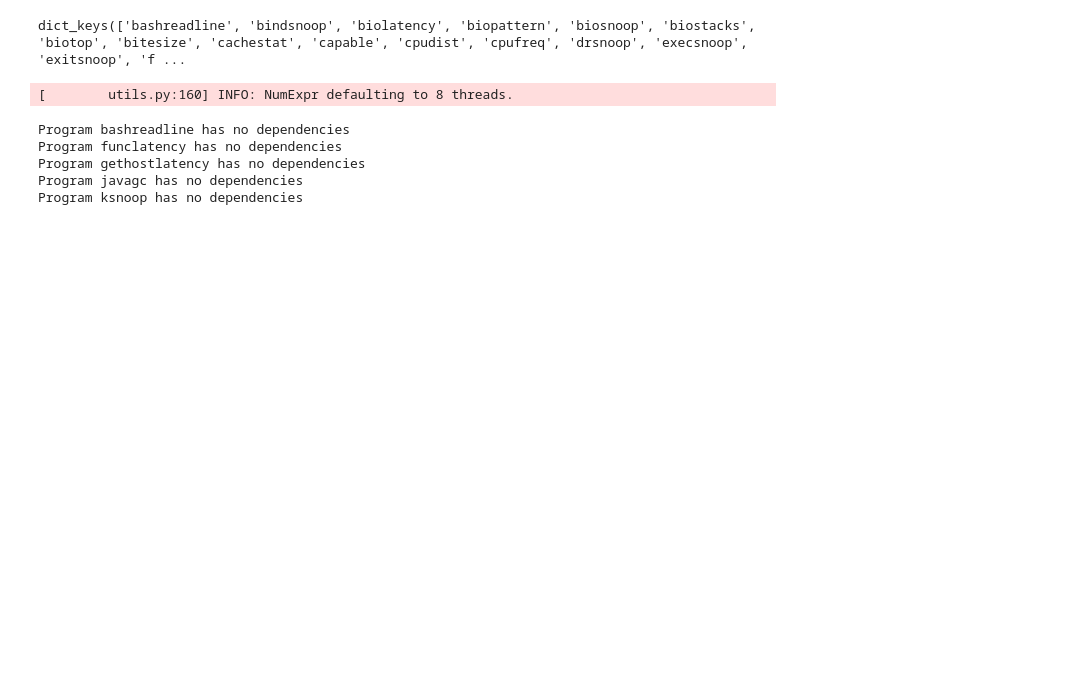
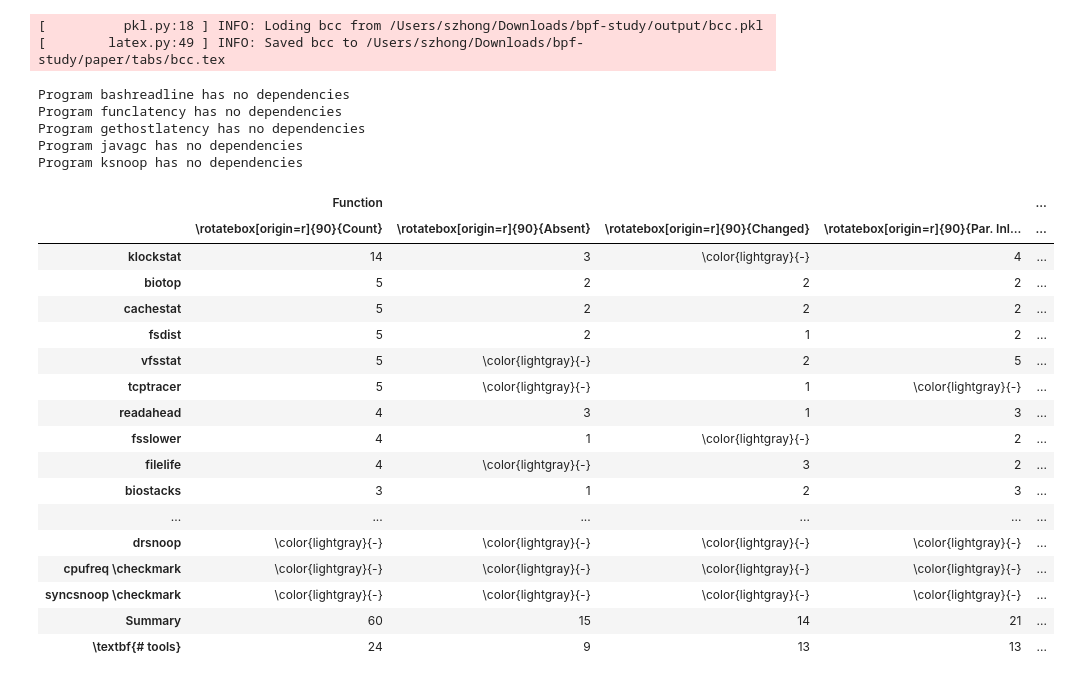
Before and after one commit to ShawnZhong/DepSurf, a Jupyter notebook: 51_bcc_table.ipynb, the cells around one changed output. Saved outputs shown, nothing was run; the diff lists cells and outputs as text; code cells hidden in the pictures; blank space fills up the shorter version.

```diff
--- a/51_bcc_table.ipynb
+++ b/51_bcc_table.ipynb
@@ -1,18 +1,3 @@
 # %%
 %reload_ext autoreload
 %autoreload 2
-# %%
-from depsurf import Dep, DepReport
-from utils import OUTPUT_PATH, load_pkl
-from typing import Dict
-import pickle
-
-
-# with open(OUTPUT_PATH / "bcc.pkl", "rb") as f:
-#     data: Dict[str, Dict[Dep, DepReport]] = pickle.load(f)
-
-# data.keys()
-
-data: Dict[str, Dict[Dep, DepReport]] = load_pkl("bcc")
-# %% [output]
-dict_keys(['bashreadline', 'bindsnoop', 'biolatency', 'biopattern', 'biosnoop', 'biostacks', 'biotop', 'bitesize', 'cachestat', 'capable', 'cpudist', 'cpufreq', 'drsnoop', 'execsnoop', 'exitsnoop', 'f ...
@@ -23,7 +4,16 @@ data["Summary"] = {
 # %%
-from depsurf import IssueEnum, DepKind
 from collections import defaultdict
+from typing import Dict
+
 import pandas as pd
+
+from depsurf import Dep, DepKind, DepReport, IssueEnum
+from utils import load_pkl, save_latex, rotate
+
+data: Dict[str, Dict[Dep, DepReport]] = load_pkl("bcc")
+data["Summary"] = {
+    dep: report for deps in data.values() for dep, report in deps.items()
+}
 
 results = {}
 
@@ -89,42 +79,60 @@ def rename_cols(col):
         key = {
             (DepKind.STRUCT, KEY_NUMBER): "Count S",
             (DepKind.FIELD, KEY_NUMBER): "Count F",
             (DepKind.STRUCT, IssueEnum.ABSENT): "Absent S",
             (DepKind.FIELD, IssueEnum.ABSENT): "Absent F",
             (DepKind.FIELD, IssueEnum.CHANGE): "Changed F",
         }[col]
         kind = "Struct / Field"
     if kind == DepKind.TRACEPOINT:
         kind = "Tracept"
     if kind == DepKind.SYSCALL:
         kind = "Syscall"
     return (kind, key)
 
 
 df.columns = df.columns.map(rename_cols)
 df = df.sort_values(by=df.columns.tolist(), ascending=False)
 df_non_summary = df.loc[df.index != "Summary"]
 df = pd.concat([df_non_summary, df.loc[["Summary"]]])
-df.loc[r"\textbf{\# tools}"] = df_non_summary.map(lambda x: min(x, 1)).sum(axis=0)
+df.loc[r"\textbf{# tools}"] = df_non_summary.map(lambda x: min(x, 1)).sum(axis=0)
 # df.loc["Pct. Tools"] = (df.loc["No. Tools"] / len(df_non_summary) * 100).astype(int)
 
 
 df = df.replace(0, r"\color{lightgray}{-}")
-df.columns = df.columns.map(lambda x: (x[0], f"\\head{{{x[1]}}}"))
-with open(TAB_PATH / "bcc.tex", "w") as f:
-    latex = df.to_latex(
-        multicolumn_format="c|",
-        column_format="l|rrrrrrr|rr|rrr|rrr|rrr",
-    )
-    latex = latex.replace(r"{c|}{Syscall}", r"{c}{Syscall}")
-    latex = latex.replace(r"Summary", r"\midrule" + "\n" + r"\textbf{\# uniq deps}")
-    f.write(latex)
+df.columns = df.columns.map(lambda x: (x[0], rotate(x[1])))
+latex = df.to_latex(
+    multicolumn_format="c|",
+    column_format="l|rrrrrrr|rr|rrr|rrr|rrr",
+)
+latex = latex.replace(r"Summary", r"\midrule" + "\n" + r"\textbf{# uniq deps}")
 
-# df
+save_latex(latex, "bcc")
+
+df
 # %% [output]
-[        utils.py:160] INFO: NumExpr defaulting to 8 threads.
+[          pkl.py:18 ] INFO: Loding bcc from /Users/szhong/Downloads/bpf-study/output/bcc.pkl
+[        latex.py:49 ] INFO: Saved bcc to /Users/szhong/Downloads/bpf-study/paper/tabs/bcc.tex
 Program bashreadline has no dependencies
 Program funclatency has no dependencies
 Program gethostlatency has no dependencies
 Program javagc has no dependencies
 Program ksnoop has no dependencies
+|  | Function |  |  |  | ... |
+|  | \rotatebox[origin=r]{90}{Count} | \rotatebox[origin=r]{90}{Absent} | \rotatebox[origin=r]{90}{Changed} | \rotatebox[origin=r]{90}{Par. Inl... | ... |
+| klockstat | 14 | 3 | \color{lightgray}{-} | 4 | ... |
+| biotop | 5 | 2 | 2 | 2 | ... |
+| cachestat | 5 | 2 | 2 | 2 | ... |
+| fsdist | 5 | 2 | 1 | 2 | ... |
+| vfsstat | 5 | \color{lightgray}{-} | 2 | 5 | ... |
+| tcptracer | 5 | \color{lightgray}{-} | 1 | \color{lightgray}{-} | ... |
+| readahead | 4 | 3 | 1 | 3 | ... |
+| fsslower | 4 | 1 | \color{lightgray}{-} | 2 | ... |
+| filelife | 4 | \color{lightgray}{-} | 3 | 2 | ... |
+| biostacks | 3 | 1 | 2 | 3 | ... |
+| ... | ... | ... | ... | ... | ... |
+| drsnoop | \color{lightgray}{-} | \color{lightgray}{-} | \color{lightgray}{-} | \color{lightgray}{-} | ... |
+| cpufreq \checkmark | \color{lightgray}{-} | \color{lightgray}{-} | \color{lightgray}{-} | \color{lightgray}{-} | ... |
+| syncsnoop \checkmark | \color{lightgray}{-} | \color{lightgray}{-} | \color{lightgray}{-} | \color{lightgray}{-} | ... |
+| Summary | 60 | 15 | 14 | 21 | ... |
+| \textbf{# tools} | 24 | 9 | 13 | 13 | ... |
```
Also changed, not shown: parts of 1 cell of this notebook, 3 other files.
